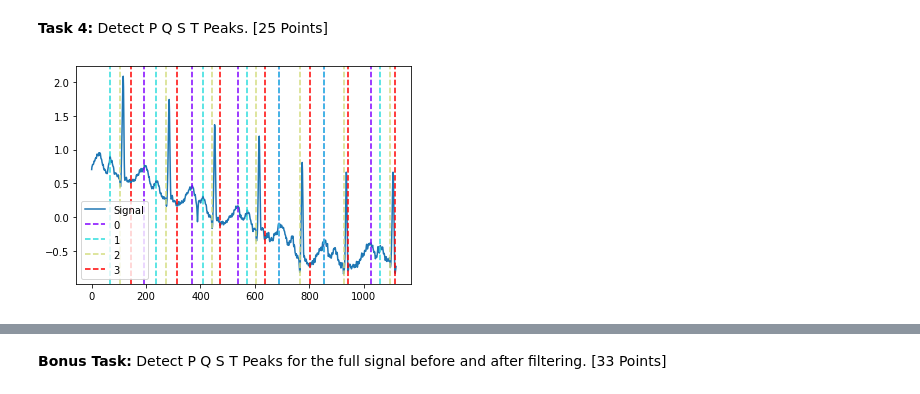
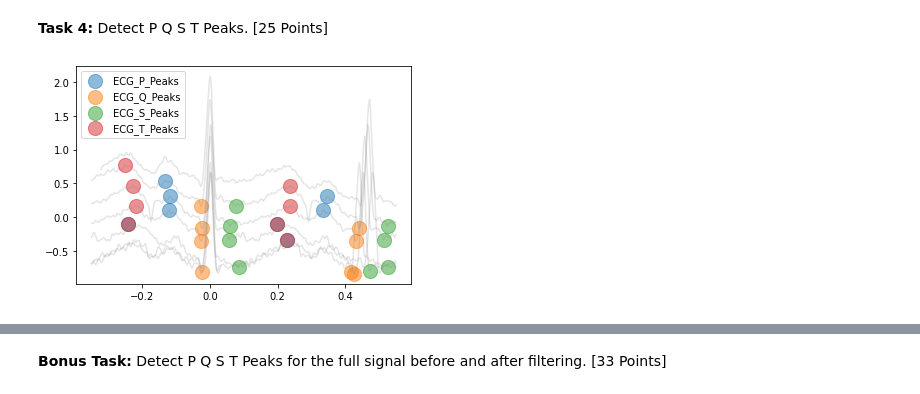
Before and after one commit to haehn/cs480student_2021, a Jupyter notebook: 01/Copy_of_CS480_Assignment_1.ipynb, the cells around one changed output, grey strips where cells are left out. Cells and saved outputs as stored; diff of their text form; code cells hidden in the pictures.

```diff
--- a/01/Copy_of_CS480_Assignment_1.ipynb
+++ b/01/Copy_of_CS480_Assignment_1.ipynb
@@ -97,10 +97,12 @@ normal
 # Hint: Look at the tutorial: https://neurokit2.readthedocs.io/en/latest/examples/ecg_delineate.html#Locate-other-waves-(P,-Q,-S,-T)-and-their-onset-and-offset
 # Hint 2: The plot will have blue, orange, green, and red circles :)
 # %%
-_, waves_peak = nk.ecg_delineate(ecg[8*SAMPLING_RATE-40:11*SAMPLING_RATE], rpeaks, sampling_rate=SAMPLING_RATE, method="peak")
-plot = nk.events_plot([waves_peak['ECG_T_Peaks'],
-                       waves_peak['ECG_P_Peaks'],
-                       waves_peak['ECG_Q_Peaks'],
-                       waves_peak['ECG_S_Peaks']], ecg[8*SAMPLING_RATE-40:11*SAMPLING_RATE])
+# _, waves_peak = nk.ecg_delineate(ecg[8*SAMPLING_RATE-40:11*SAMPLING_RATE], rpeaks, sampling_rate=SAMPLING_RATE, method="peak")
+# plot = nk.events_plot([waves_peak['ECG_T_Peaks'],
+#                        waves_peak['ECG_P_Peaks'],
+#                        waves_peak['ECG_Q_Peaks'],
+#                        waves_peak['ECG_S_Peaks']], ecg[8*SAMPLING_RATE-40:11*SAMPLING_RATE])
+
+_, waves_peak = nk.ecg_delineate(ecg[8*SAMPLING_RATE-40:11*SAMPLING_RATE], rpeaks, sampling_rate=SAMPLING_RATE, method="peak", show=True, show_type='peaks')
 # %% [output]
-[figure, old version]
+[figure, new version]
```
Also changed, not shown: parts of 10 cells of this notebook.
